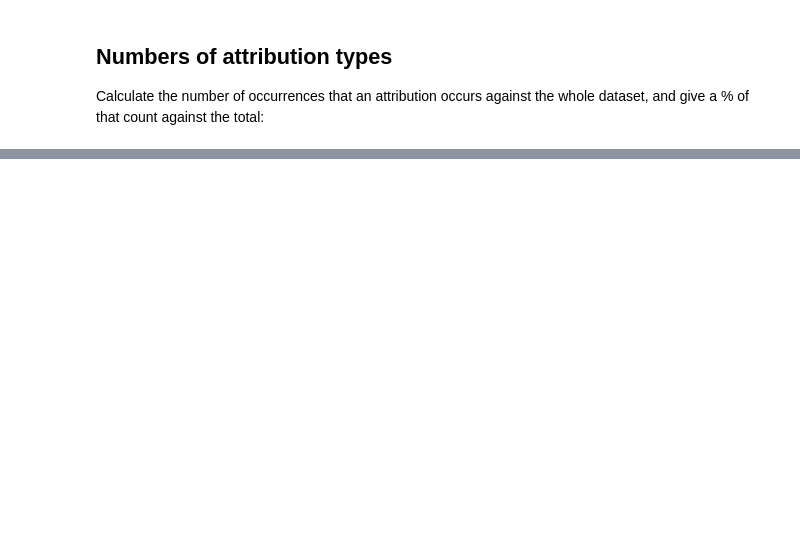
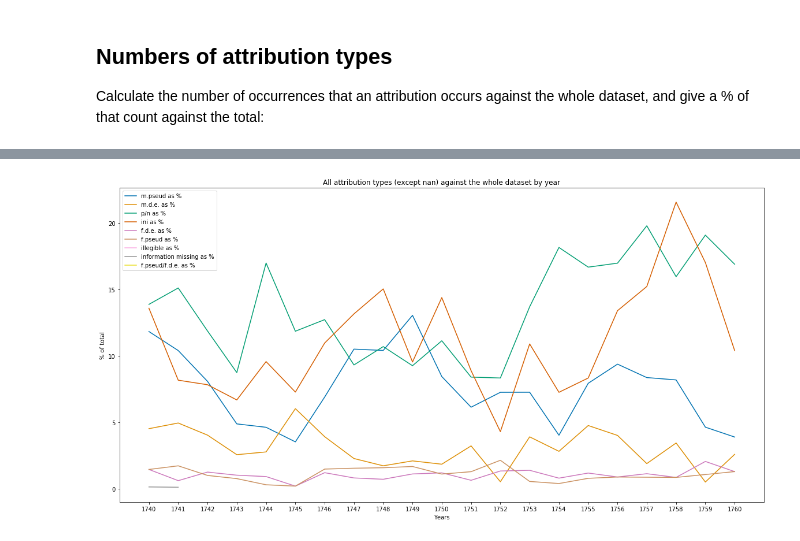
Before and after one commit to ilrt/VisualisingPoeticCulture, a Jupyter notebook: notebooks/06-attribution-types.ipynb, the cells around one changed output, grey strips where cells are left out. Drawn from its saved outputs; the diff is of its cells as text; code cells hidden in the pictures; blank space fills up the shorter version.

```diff
--- a/notebooks/06-attribution-types.ipynb
+++ b/notebooks/06-attribution-types.ipynb
@@ -128,0 +113,5 @@ vpd.plot_attribution_types_line_plot(attr_types_subset, "Gender attribution type
+# %%
+attr_types_pc = attr_types_pc.drop(['nan as %'], axis=1)
+vpp.attribution_types_line_plot(attr_types_pc, "All attribution types (except nan) against the whole dataset by year")
+# %% [output]
+[figure, added]
```
Also changed, not shown: parts of 10 cells of this notebook, 6 other files.
